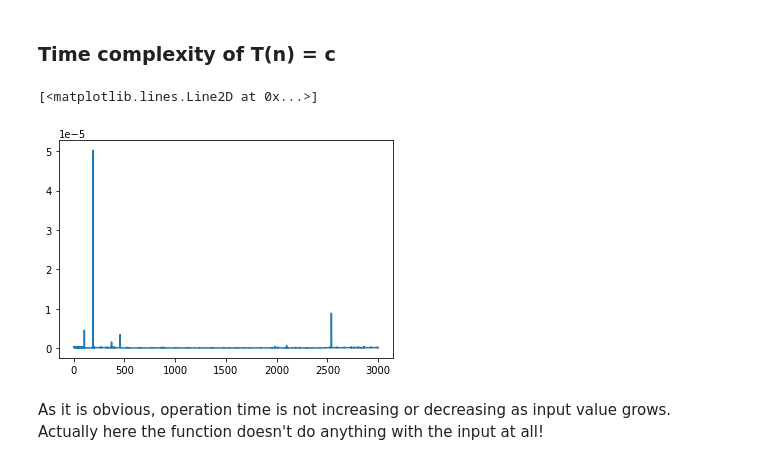
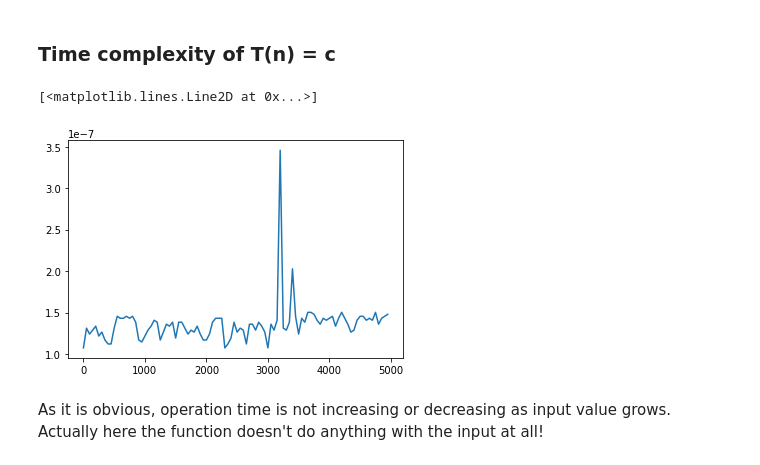
Before and after one commit to FarshadAmiri/Algorithmic_programming, a Jupyter notebook: Algorithms_ComplexityAnalysis.ipynb, the cells around one changed output. Drawn from its saved outputs; the diff is of its cells as text; code cells hidden in the pictures.

```diff
--- a/Algorithms_ComplexityAnalysis.ipynb
+++ b/Algorithms_ComplexityAnalysis.ipynb
@@ -6,8 +6,8 @@ import time
 import matplotlib.pyplot as plt
 sys.setrecursionlimit(10**6)
 # %%
-#@title DECLARING compute_time_complexity FUNCTION
-def compute_time_complexity(fn,input_growth_term='n', saving_input = 'real',input_range=(1,512), iteration_on_each_input= 200):
+@title DECLARING compute_time_complexity FUNCTION
+def compute_time_complexity(fn,input_growth_term='n', saving_input = 'real',input_range=(1,512), n_iterations= 200):
   time_dict = {}
   if len(input_range) == 2:
     input_range = range(input_range[0], input_range[1])
@@ -17,17 +17,17 @@ def compute_time_complexity(fn,input_growth_term='n', saving_input = 'real',inpu
   if input_growth_term == 'n':
     for i in  input_range:
       t1 = time.time()
-      for j in range(it):
+      for j in range(n_iterations):
         fn(i)
-      t = (time.time() - t1)/it
+      t = (time.time() - t1)/n_iterations
       time_dict[i] = t
 
   if input_growth_term == '2**n':
     for i in  input_range:
       t1 = time.time()
-      for j in range(it):
+      for j in range(n_iterations):
         fn(2**i)
-      t = (time.time() - t1)/it
+      t = (time.time() - t1)/n_iterations
       if saving_input == 'real':
         time_dict[int(2**i)] = t
       elif saving_input == 'power':
@@ -42,11 +42,11 @@ def f_c(n):
   result = 0
   return result
 # %%
-x, y = compute_time_complexity(f_c, 'n','input_power', (1,5000), 20000)
+x, y = compute_time_complexity(f_c, 'n','input_power', (1,5000,50), 200000)
 plt.plot(x[:3000],y[:3000])
 # %% [output]
 [<matplotlib.lines.Line2D at 0x...>]
-[figure, old version]
+[figure, new version]
 # %% [markdown]
 As it is obvious, operation time is not increasing or decreasing as input value grows. Actually here the function doesn't do anything with the input at all!
 # %% [markdown]
```
